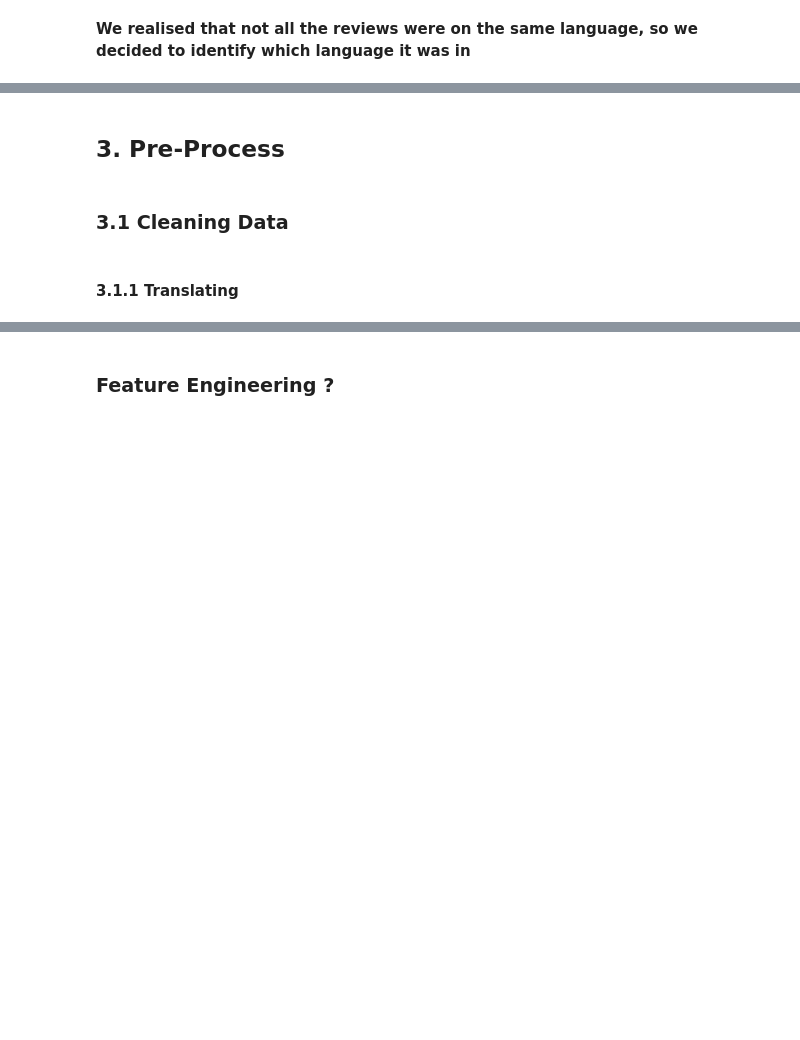
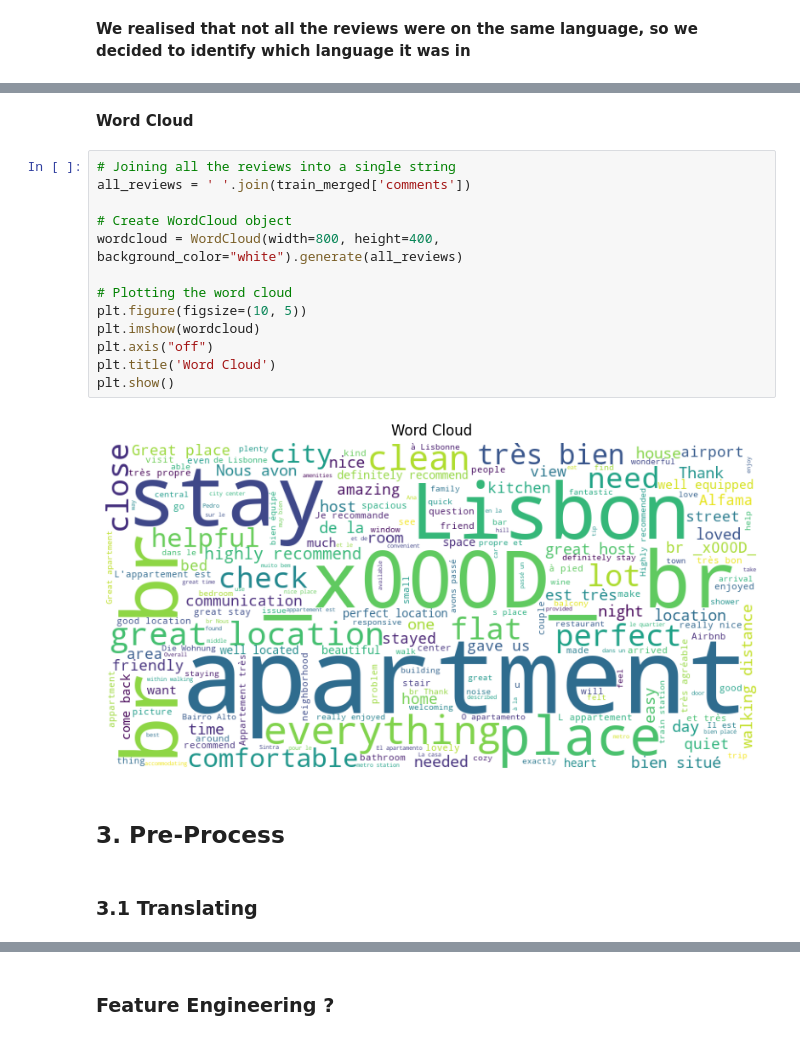
Before and after one commit to beatrizdsantosss/Text-mining-project-, a Jupyter notebook: Cleaned_Notebook.ipynb, the cells around one changed output, grey strips where cells are left out. Saved outputs shown, nothing was run; the diff lists cells and outputs as text; blank space fills up the shorter version.

```diff
--- a/Cleaned_Notebook.ipynb
+++ b/Cleaned_Notebook.ipynb
@@ -283,6 +436,21 @@ test_merged["language"] = test_merged["description"].apply(detect_language)
+# %% [markdown]
+**Word Cloud**
+# %%
+# Joining all the reviews into a single string
+all_reviews = ' '.join(train_merged['comments'])
+
+# Create WordCloud object
+wordcloud = WordCloud(width=800, height=400, background_color="white").generate(all_reviews)
+
+# Plotting the word cloud
+plt.figure(figsize=(10, 5))
+plt.imshow(wordcloud)
+plt.axis("off")
+plt.title('Word Cloud')
+plt.show()
+# %% [output]
+[figure, added]
 # %% [markdown]
 ## 3. Pre-Process
-# %% [markdown]
-### 3.1 Cleaning Data
 # %% [markdown]
-#### 3.1.1 Translating
+### 3.1 Translating
```
Also changed, not shown: parts of 23 cells of this notebook.
